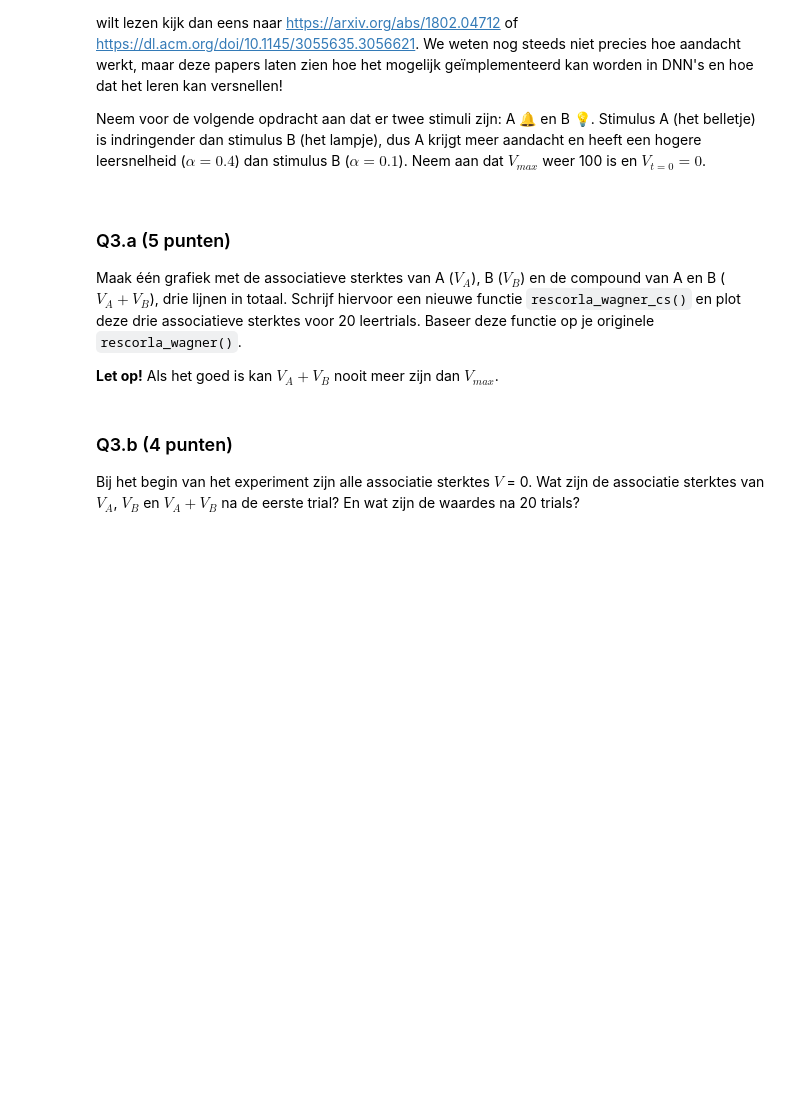
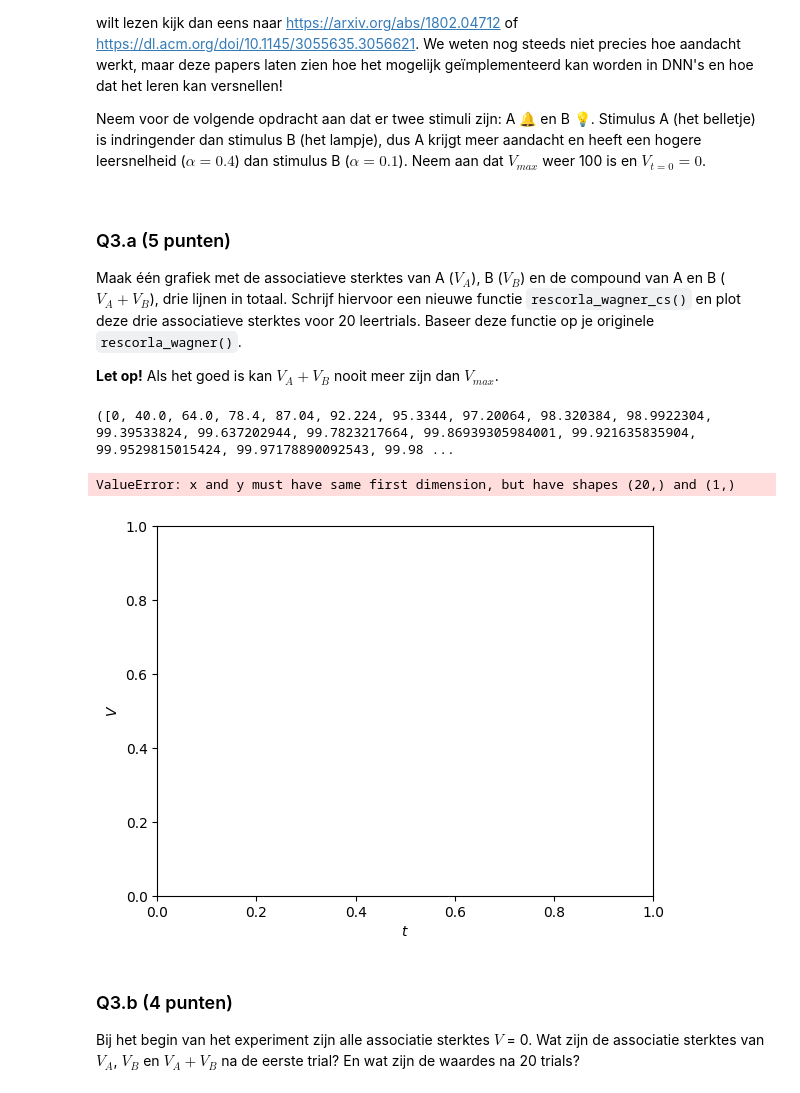
Before and after one commit to xsznr/CogMod, a Jupyter notebook: Assignment 1/Assignment_1.ipynb, the cells around one changed output. Cells and saved outputs as stored; diff of their text form; code cells hidden in the pictures; blank space fills up the shorter version.

```diff
--- a/Assignment 1/Assignment_1.ipynb
+++ b/Assignment 1/Assignment_1.ipynb
@@ -225,7 +229,3 @@ Neem voor de volgende opdracht aan dat er twee stimuli zijn: A 🔔 en B 💡. S
 Maak één grafiek met de associatieve sterktes van A ($V_A$), B ($V_B$) en de compound van A en B ($V_A + V_B$), drie lijnen in totaal. Schrijf hiervoor een nieuwe functie `rescorla_wagner_cs()` en plot deze drie associatieve sterktes voor 20 leertrials. Baseer deze functie op je originele `rescorla_wagner()`.
 
 **Let op!** Als het goed is kan $V_A+V_B$ nooit meer zijn dan $V_{max}$.
-# %%
-def rescorla_wagner_cs():
-    # TO DO
-    return
@@ -234,3 +232,47 @@ def rescorla_wagner_cs():
+# %%
+def rescorla_wagner_cs(alpha_a, alpha_b, v_start, v_max, trials):
+    v_a_list = [v_start]
+    v_b_list = [v_start]
+    v_a_plus_b_list = [v_start]
+    delta_a_list = [alpha_a*(v_max-v_start)]
+    delta_b_list = [alpha_b*(v_max-v_start)]
+    delta_a_plus_b_list = [(alpha_a+alpha_b)*(v_max-v_start)]
+
+    for _ in range(trials):
+        v_a_next = v_a_list[-1] + delta_a_list[-1]
+        v_b_next = v_b_list[-1] + delta_b_list[-1]
+        v_a_plus_b_next = v_a_plus_b_list[-1] + delta_a_plus_b_list[-1]
+        v_a_list.append(v_a_next)
+        v_b_list.append(v_b_next)
+        v_a_plus_b_list.append(v_a_plus_b_next)
+        delta_a_next = alpha_a*(v_max-v_a_next)
+        delta_b_next = alpha_b*(v_max-v_b_next)
+        delta_a_plus_b_next = (alpha_a+alpha_b)*(v_max-v_a_plus_b_next)
+        delta_a_list.append(delta_a_next)
+        delta_b_list.append(delta_b_next)
+        delta_a_plus_b_list.append(delta_a_plus_b_next)
+
+    return (v_a_list,v_b_list, v_a_plus_b_list, delta_a_list, delta_b_list)
+# %%
+sim = rescorla_wagner_cs(0.4, 0.1, 0, 100, 20)
+print(sim)
+trials = range(20)
+plt.xlabel(r"$t$")
+plt.ylabel(r"$V$")
+[r"$\alpha = 0.1$"]
+for result_a in sim[0]:
+    plt.plot(trials, result_a)
+for result_b in sim[1]:
+    plt.plot(trials, result_b)
+for result_a_plus_b in sim[2]:
+    plt.plot(trials, result_a_plus_b)
+
+plt.legend(r"$\alpha = 0.4$",r"$\alpha = 0.1$",r"$\alpha = 0.5$")
+plt.show()
+# %% [output]
+([0, 40.0, 64.0, 78.4, 87.04, 92.224, 95.3344, 97.20064, 98.320384, 98.9922304, 99.39533824, 99.637202944, 99.7823217664, 99.86939305984001, 99.921635835904, 99.9529815015424, 99.97178890092543, 99.98 ...
+ValueError: x and y must have same first dimension, but have shapes (20,) and (1,)
+[figure, added]
 # %% [markdown]
 ### Q3.b (4 punten)
 
```
Also changed, not shown: parts of 7 cells of this notebook.
